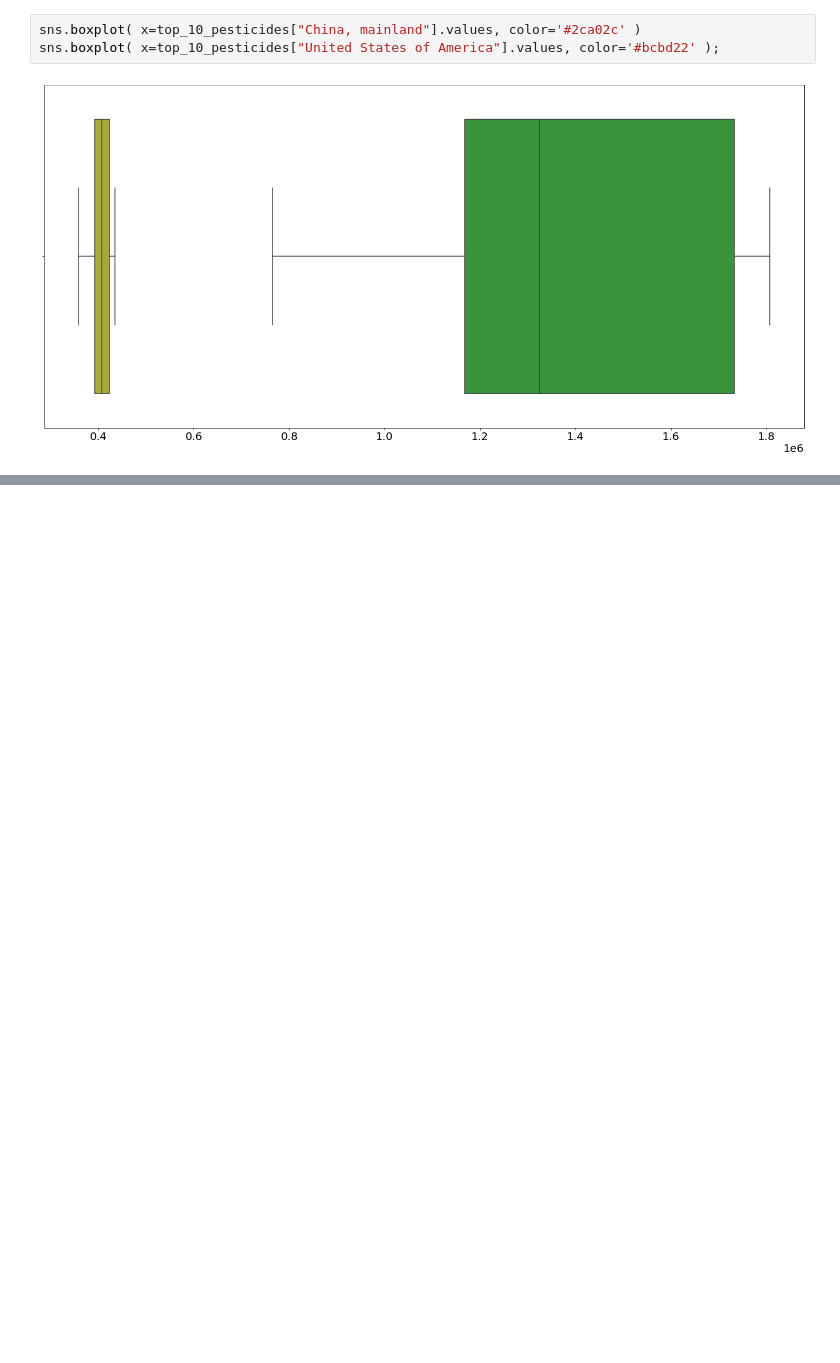
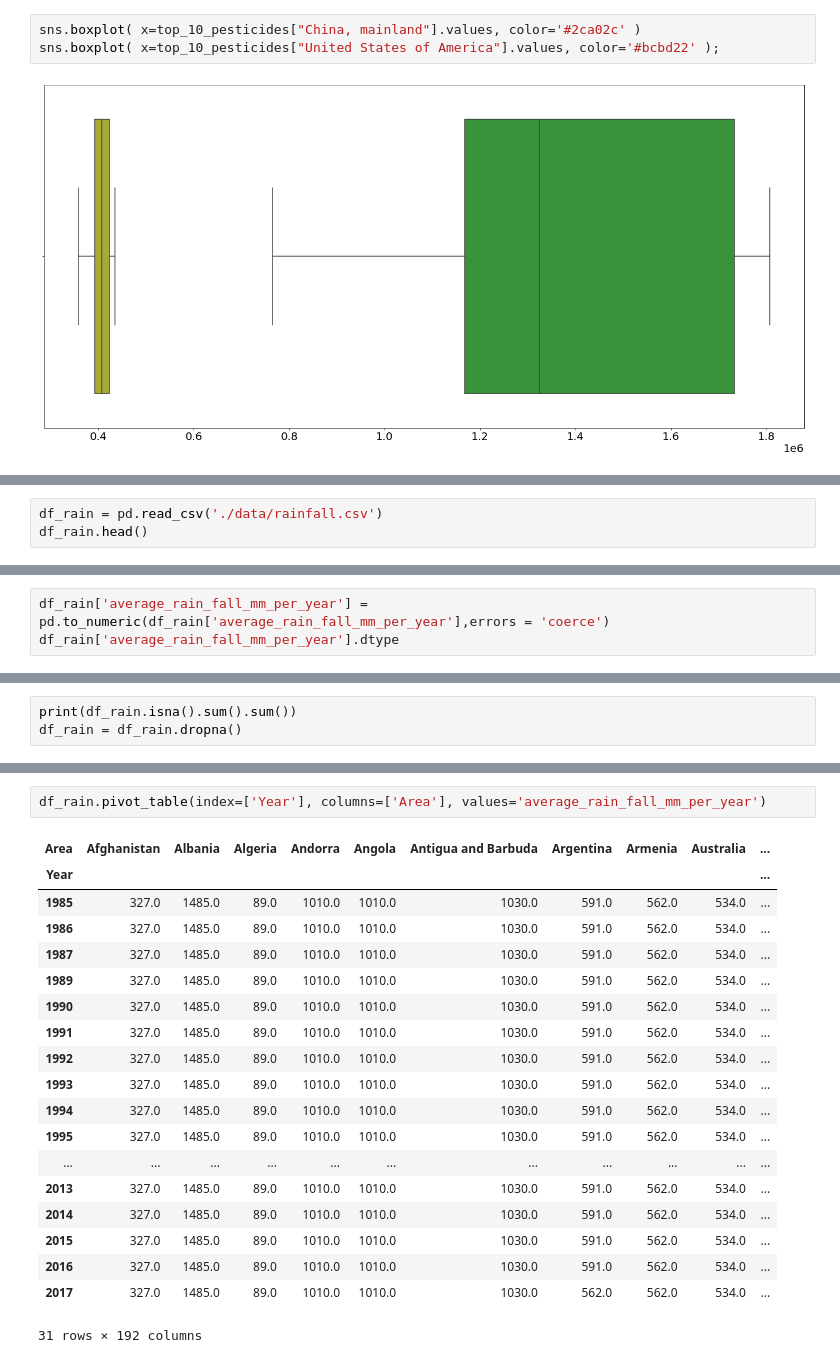
Before and after one commit to wrzdylan/crop_yield_prediction, a Jupyter notebook: data_analysis.ipynb, the cells around one changed output, grey strips where cells are left out. Drawn from its saved outputs; the diff is of its cells as text; blank space fills up the shorter version.

Commit message:
data cleaning rainfall + temp

```diff
--- a/data_analysis.ipynb
+++ b/data_analysis.ipynb
@@ -172,0 +175,3 @@ sns.boxplot( x=top_10_pesticides["United States of America"].values, color='#bcb
+# %%
+df_rain = pd.read_csv('./data/rainfall.csv')
+df_rain.head()
@@ -172,0 +198,3 @@ sns.boxplot( x=top_10_pesticides["United States of America"].values, color='#bcb
+# %%
+df_rain['average_rain_fall_mm_per_year'] = pd.to_numeric(df_rain['average_rain_fall_mm_per_year'],errors = 'coerce')
+df_rain['average_rain_fall_mm_per_year'].dtype
@@ -172,0 +203,3 @@ sns.boxplot( x=top_10_pesticides["United States of America"].values, color='#bcb
+# %%
+print(df_rain.isna().sum().sum())
+df_rain = df_rain.dropna()
@@ -172,0 +220,22 @@ sns.boxplot( x=top_10_pesticides["United States of America"].values, color='#bcb
+# %%
+df_rain.pivot_table(index=['Year'], columns=['Area'], values='average_rain_fall_mm_per_year')
+# %% [output]
+| Area | Afghanistan | Albania | Algeria | Andorra | Angola | Antigua and Barbuda | Argentina | Armenia | Australia | ... |
+| Year |  |  |  |  |  |  |  |  |  | ... |
+| 1985 | 327.0 | 1485.0 | 89.0 | 1010.0 | 1010.0 | 1030.0 | 591.0 | 562.0 | 534.0 | ... |
+| 1986 | 327.0 | 1485.0 | 89.0 | 1010.0 | 1010.0 | 1030.0 | 591.0 | 562.0 | 534.0 | ... |
+| 1987 | 327.0 | 1485.0 | 89.0 | 1010.0 | 1010.0 | 1030.0 | 591.0 | 562.0 | 534.0 | ... |
+| 1989 | 327.0 | 1485.0 | 89.0 | 1010.0 | 1010.0 | 1030.0 | 591.0 | 562.0 | 534.0 | ... |
+| 1990 | 327.0 | 1485.0 | 89.0 | 1010.0 | 1010.0 | 1030.0 | 591.0 | 562.0 | 534.0 | ... |
+| 1991 | 327.0 | 1485.0 | 89.0 | 1010.0 | 1010.0 | 1030.0 | 591.0 | 562.0 | 534.0 | ... |
+| 1992 | 327.0 | 1485.0 | 89.0 | 1010.0 | 1010.0 | 1030.0 | 591.0 | 562.0 | 534.0 | ... |
+| 1993 | 327.0 | 1485.0 | 89.0 | 1010.0 | 1010.0 | 1030.0 | 591.0 | 562.0 | 534.0 | ... |
+| 1994 | 327.0 | 1485.0 | 89.0 | 1010.0 | 1010.0 | 1030.0 | 591.0 | 562.0 | 534.0 | ... |
+| 1995 | 327.0 | 1485.0 | 89.0 | 1010.0 | 1010.0 | 1030.0 | 591.0 | 562.0 | 534.0 | ... |
+| ... | ... | ... | ... | ... | ... | ... | ... | ... | ... | ... |
+| 2013 | 327.0 | 1485.0 | 89.0 | 1010.0 | 1010.0 | 1030.0 | 591.0 | 562.0 | 534.0 | ... |
+| 2014 | 327.0 | 1485.0 | 89.0 | 1010.0 | 1010.0 | 1030.0 | 591.0 | 562.0 | 534.0 | ... |
+| 2015 | 327.0 | 1485.0 | 89.0 | 1010.0 | 1010.0 | 1030.0 | 591.0 | 562.0 | 534.0 | ... |
+| 2016 | 327.0 | 1485.0 | 89.0 | 1010.0 | 1010.0 | 1030.0 | 591.0 | 562.0 | 534.0 | ... |
+| 2017 | 327.0 | 1485.0 | 89.0 | 1010.0 | 1010.0 | 1030.0 | 562.0 | 562.0 | 534.0 | ... |
+31 rows × 192 columns
```
Also changed, not shown: parts of 12 cells of this notebook.
